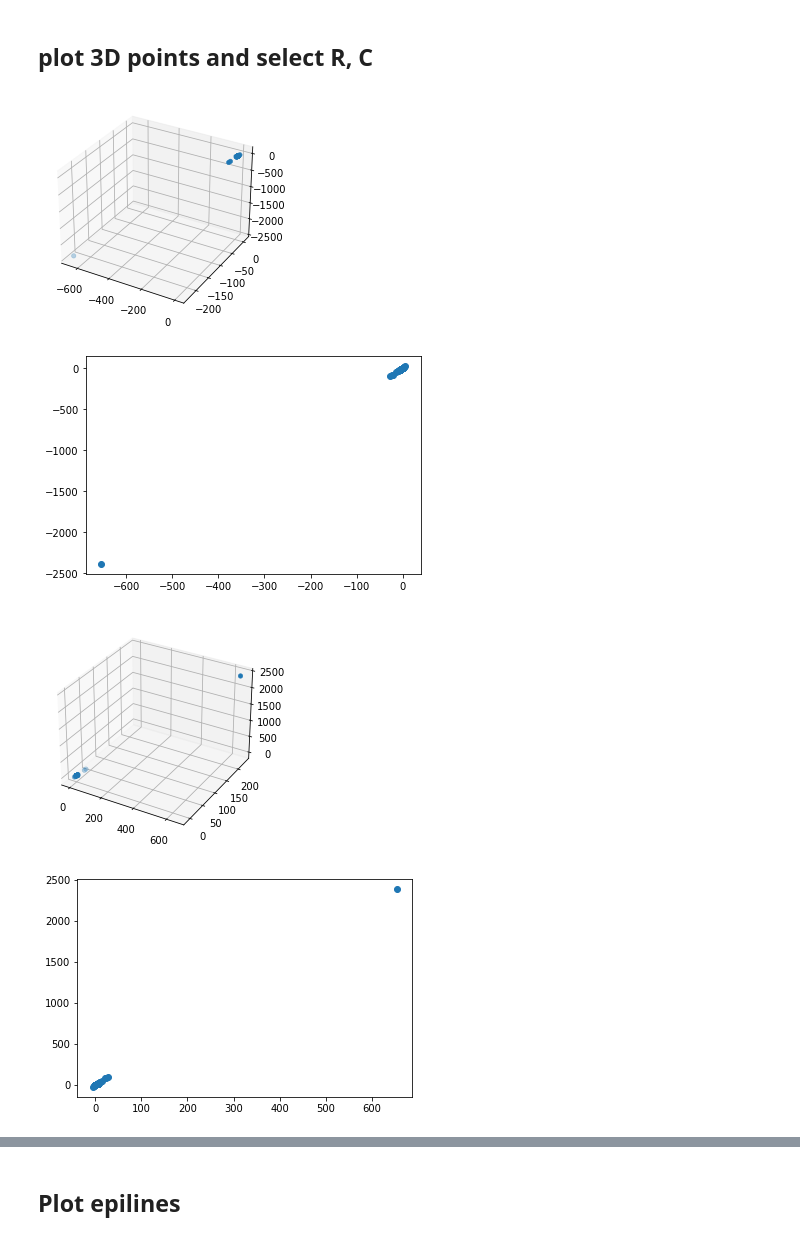
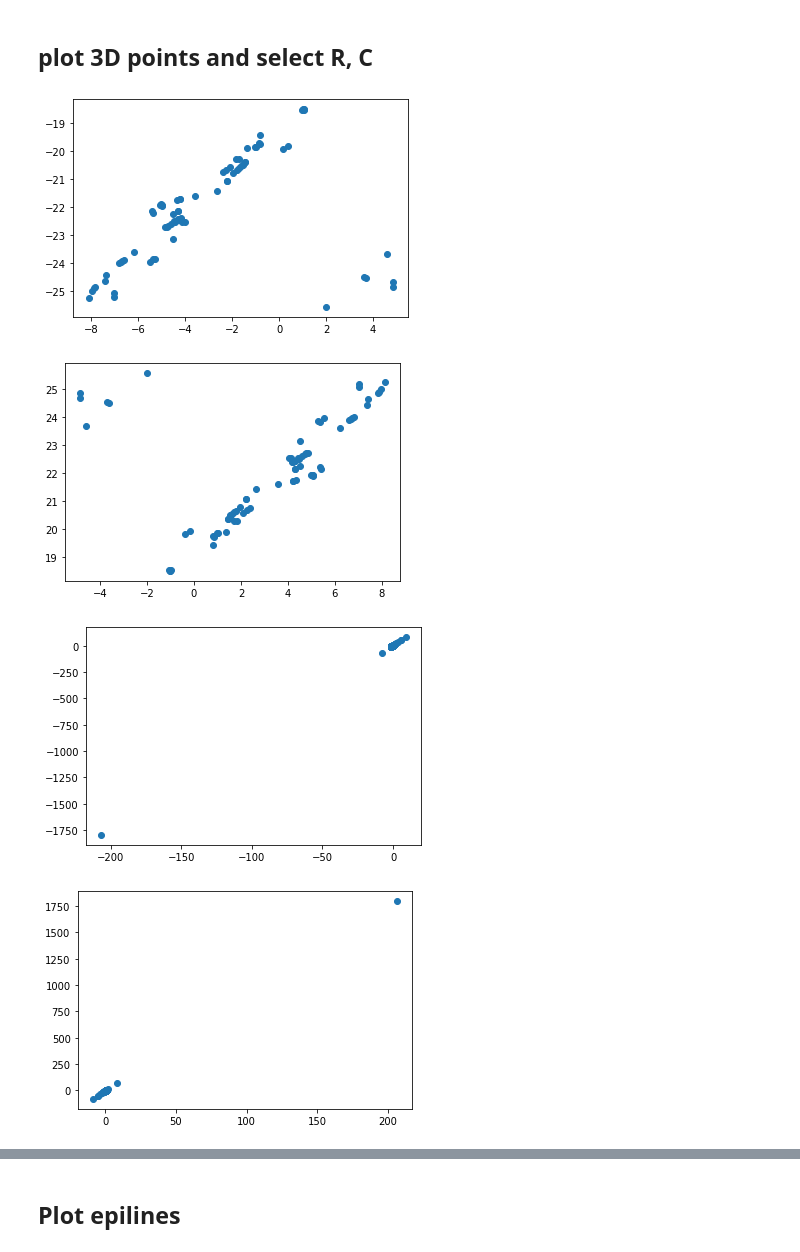
Before and after one commit to sakshikakde/Depth-Using-Stereo, a Jupyter notebook: Code/stereo.ipynb, the cells around one changed output, grey strips where cells are left out. Saved outputs shown, nothing was run; the diff lists cells and outputs as text; code cells hidden in the pictures.

```diff
--- a/Code/stereo.ipynb
+++ b/Code/stereo.ipynb
@@ -17,5 +19,29 @@ K2 = np.array([[5299.313, 0, 1438.004], [0, 5299.313, 977.763], [0, 0, 1]])
 # %%
-folder_name = "/home/sakshi/courses/ENPM673/project3_sakshi/Data/Project 3/Dataset 3"
+folder_name = "/home/sakshi/courses/ENPM673/project3_sakshi/Data/Project 3/Dataset 1"
+
+dataset_number = 1
+if dataset_number == 1:
+    K1 = np.array([[5299.313, 0, 1263.818], [0, 5299.313, 977.763], [0, 0, 1]])
+    K2 = np.array([[5299.313, 0, 1438.004], [0, 5299.313, 977.763], [0, 0, 1]])
+    baseline=177.288
+    f = K1[0,0]
+
+elif dataset_number == 2:
+    K1 = np.array([[4396.869, 0, 1353.072], [0, 4396.869, 989.702], [0, 0, 1]])
+    K2 = np.array([[4396.869, 0, 1538.86], [0, 4396.869, 989.702], [0, 0, 1]])
+    baseline=144.049
+    f = K1[0,0]
+
+elif dataset_number == 3:
+    K1 = np.array([[5806.559, 0, 1429.219], [0, 5806.559, 993.403], [0, 0, 1]])
+    K2 = np.array([[5806.559, 0, 1543.51], [0, 5806.559, 993.403], [0, 0, 1]])
+    baseline=174.019
+    f = K1[0,0]
+
+else:
+    print("invalid datset number")
+
+
 images = readImageSet(folder_name, 2)
 # find the keypoints and descriptors with SIFT
 sift = cv2.xfeatures2d.SIFT_create()
@@ -35,11 +61,11 @@ matches = sorted(matches, key = lambda x :x.distance)
 chosen_matches = matches[0:100]
 
 img3 = cv2.drawMatches(image0, kp1, image1, kp2, chosen_matches, images[0], flags=2)
-displaySaveImage(img3, "../Results/matches1.png")
+displaySaveImage(img3, "../Results/matches" + str(dataset_number)+ ".png")
 
 matched_pairs = siftFeatures2Array(chosen_matches, kp1, kp2)
 
 F_best, matched_pairs_inliers = getInliers(matched_pairs)
-showMatches(image0, image1, matched_pairs_inliers, (0,0,255), "matches.png")
+showMatches(image0, image1, matched_pairs_inliers, (0,0,255), "../Results/matches_inlier3" + str(dataset_number)+ ".png")
 E = getEssentialMatrix(K1, K2, F_best)
 # %% [output]
@@ -72,35 +98,36 @@ cv2.destroyAllWindows()
 # %%
 z_count1 = []
 z_count2 = []
 
 for i in range(len(pts3D_4)):
     pts3D = pts3D_4[i]
     pts3D = pts3D/pts3D[3, :]
     x = pts3D[0,:]
     y = pts3D[1, :]
     z = pts3D[2, :]
 
     z_count2.append(getPositiveZCount(pts3D, R2[i], C2[i]))
     z_count1.append(getPositiveZCount(pts3D, R1, C1))
 
-    fig = plt.figure()
-    ax = plt.axes(projection='3d')
-    ax.scatter(x, y, z, linewidth=0.5)
+    # fig = plt.figure()
+    # ax = plt.axes(projection='3d')
+    # ax.scatter(x, y, z, linewidth=0.5)
 
     fig = plt.figure()
     plt.scatter(x,z)
+    plt.savefig("../Results/" + str(i) + str(dataset_number)+ ".png")
 
 z_count1 = np.array(z_count1)
 z_count2 = np.array(z_count2)
 
 count_thresh = int(pts3D_4[0].shape[1] / 2)
 idx = np.intersect1d(np.where(z_count1 > count_thresh), np.where(z_count2 > count_thresh))
 R2_ = R2[idx[0]]
 C2_ = C2[idx[0]]
 X_ = pts3D_4[idx[0]]
 X_ = X_/X_[3,:]
 # %% [output]
-[figure, old version]
+[figure, new version]
-[figure, old version]
+[figure, new version]
-[figure, old version]
+[figure, new version]
-[figure, old version]
+[figure, new version]
```
Also changed, not shown: parts of 12 cells of this notebook, 38 other files.
